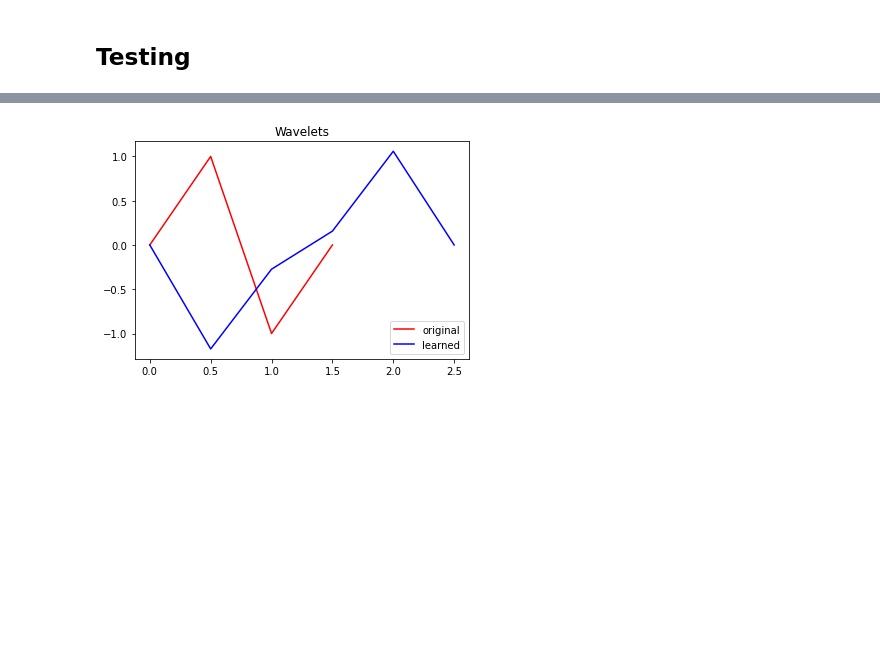
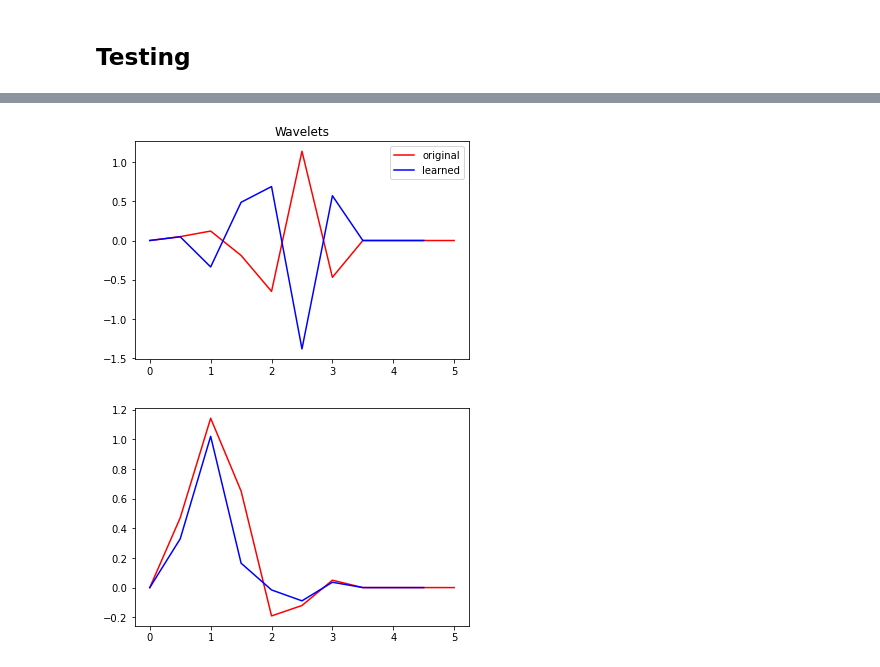
Before and after one commit to Carlitonchin/Learning-Wavelets-with-CNN, a Jupyter notebook: code.ipynb, the cells around one changed output, grey strips where cells are left out. Cells and saved outputs as stored; diff of their text form; code cells hidden in the pictures; blank space fills up the shorter version.

```diff
--- a/code.ipynb
+++ b/code.ipynb
@@ -125,13 +124,13 @@ class Model:
         self.losses = []
         self.min_loss = math.inf
 
-    def fit(self, x, epochs = 100, learning_rate = 0.001, verbose = True, good_error = None, diff = 0.000001):
+    def fit(self, x, epochs = 100, learning_rate = 0.001, verbose = True, good_error = None, reconstruction_weight = 1, diff = 0.000001):
         best_h = self.my_dwt.h
         best_g = self.my_idwt.g
         for i in range(epochs):
             W = self.my_dwt.compute(x)
             x_ = self.my_idwt.compute(W)
-            loss = loss_function(self.my_dwt.h, self.my_dwt.g, x, x_, W)
+            loss = loss_function(self.my_dwt.h, self.my_dwt.g, x, x_, W, reconstruction_weight)
             self.losses.append(loss)
             if loss < self.min_loss:
                 self.min_loss = loss
@@ -205,6 +204,7 @@ print(pywt.wavelist('haar'))
 # %%
-w = 'haar'
+w = 'db3'
 wavelet = pywt.Wavelet(w)
 print("is orthogonal?",wavelet.orthogonal)
+wavelet.dec_len
 # %% [output]
 is orthogonal? True
@@ -213,6 +214,6 @@ x = generate_signal(32, w)
 # %%
 
-model = Model(4)
+model = Model(6)
 # %%
-model.fit(x, epochs=2000, learning_rate=0.001, good_error=1.5)
+model.fit(x, epochs=2000, learning_rate=0.001, good_error=1, reconstruction_weight=10)
 # %% [output]
@@ -247,14 +248,22 @@ print()
 # %%
 [phi_d,psi_d,phi_r,psi_r,al] = model.wavelet().wavefun(level=1)
 [phi, psi, ao] = pywt.Wavelet(w).wavefun(level=1)
 lo = np.arange(len(ao))
+plt.figure(1)
 plt.plot(ao, psi, c = 'r', label="original")
 plt.plot(al,psi_d, c='b', label='learned')
 plt.title("Wavelets")
 plt.legend()
+
+plt.figure(2)
+plt.plot(ao, phi, c = 'r', label="original")
+plt.plot(al,phi_d, c='b', label='learned')
+
+
 print()
 # %% [output]
-[figure, old version]
+[figure, new version]
+[figure, added]
 # %%
 
 fake_dwt = model.dwt(x)
```
Also changed, not shown: parts of 12 cells of this notebook.
